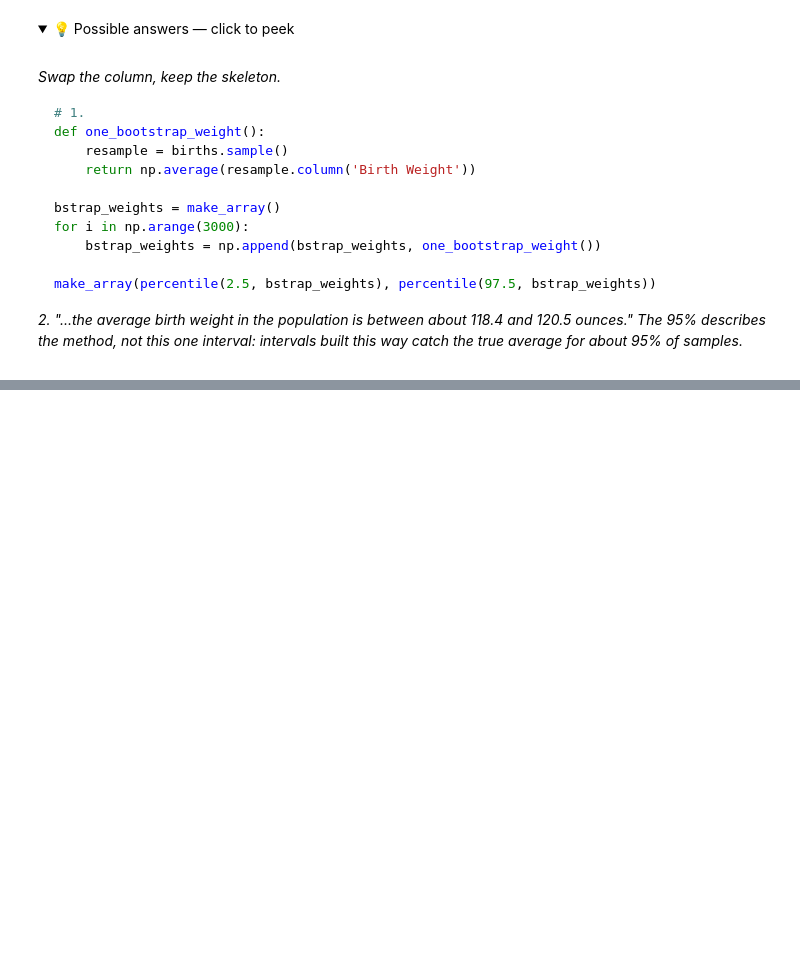
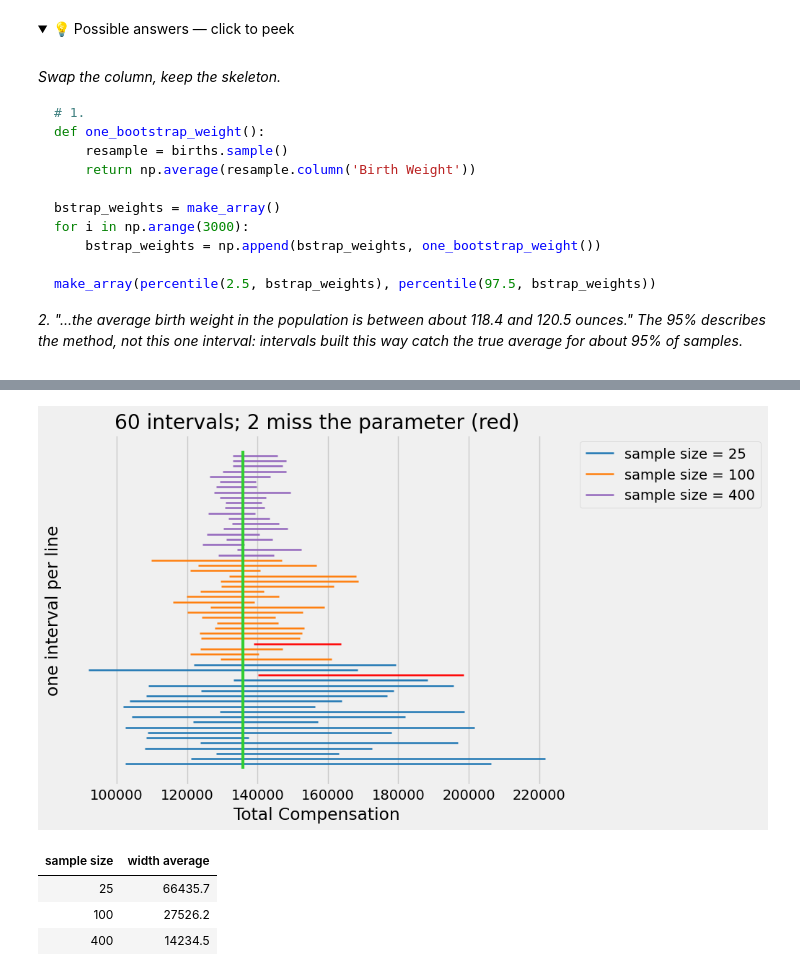
Before and after one commit to mlekimchi/data111_fall2026, a Jupyter notebook: lectures/ekc/lec24-ekc.ipynb, the cells around one changed output, grey strips where cells are left out. Drawn from its saved outputs; the diff is of its cells as text; code cells hidden in the pictures; folded sections open; blank space fills up the shorter version.

```diff
--- a/lectures/ekc/lec24-ekc.ipynb
+++ b/lectures/ekc/lec24-ekc.ipynb
@@ -241,0 +461,20 @@ make_array(percentile(2.5, bstrap_weights), percentile(97.5, bstrap_weights))
+# %%
+by_size = Table(['Number', 'lower', 'upper', 'sample size'])
+
+for n in [25, 100, 400]:
+    batch = many_intervals(n, sample_median, level=95, how_many=20)
+    batch = batch.with_column('sample size', n)
+    by_size = by_size.with_rows(batch.rows)
+
+by_size = by_size.with_column('Number', np.arange(1, by_size.num_rows + 1))
+plot_intervals(by_size, pop_median, group_label='sample size')
+# %% [output]
+[figure, added]
+# %%
+# average width of the 95% interval at each sample size
+by_size.with_column('width', by_size.column('upper') - by_size.column('lower')).group('sample size', np.average).select('sample size', 'width average')
+# %% [output]
+| sample size | width average |
+| 25 | 66435.7 |
+| 100 | 27526.2 |
+| 400 | 14234.5 |
```
Also changed, not shown: parts of 64 cells of this notebook, 1 other file.
